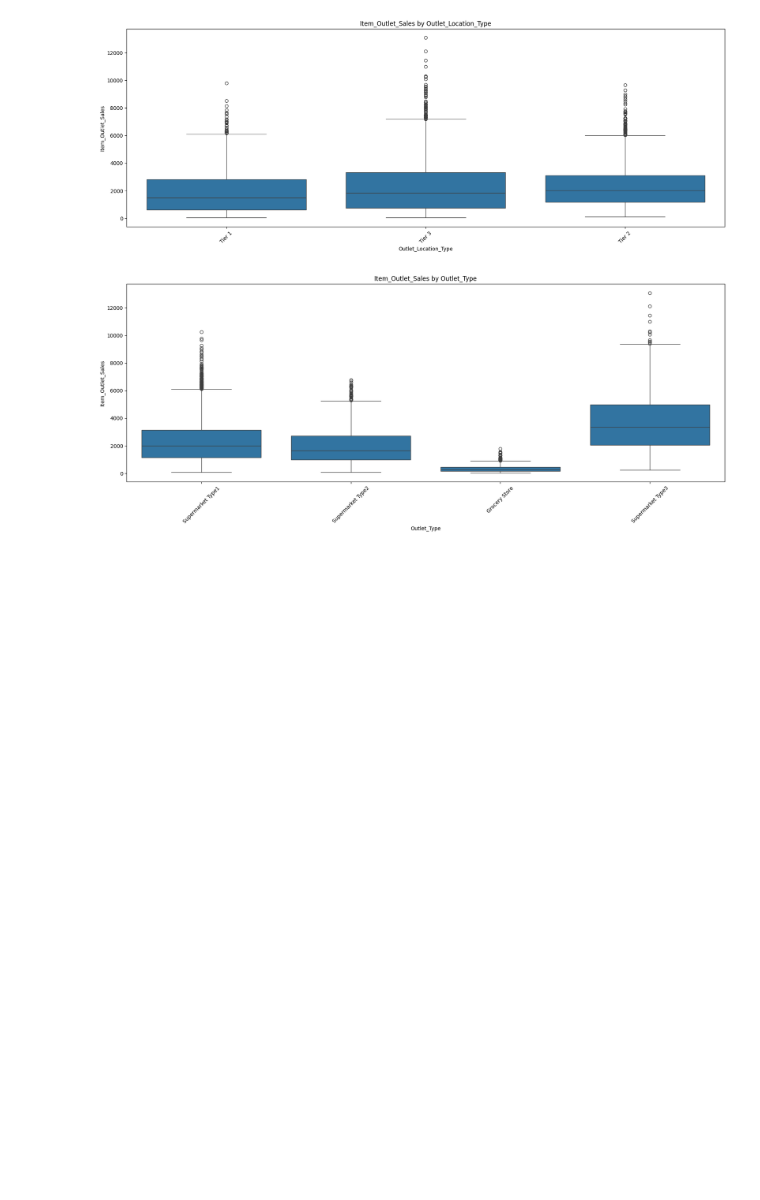
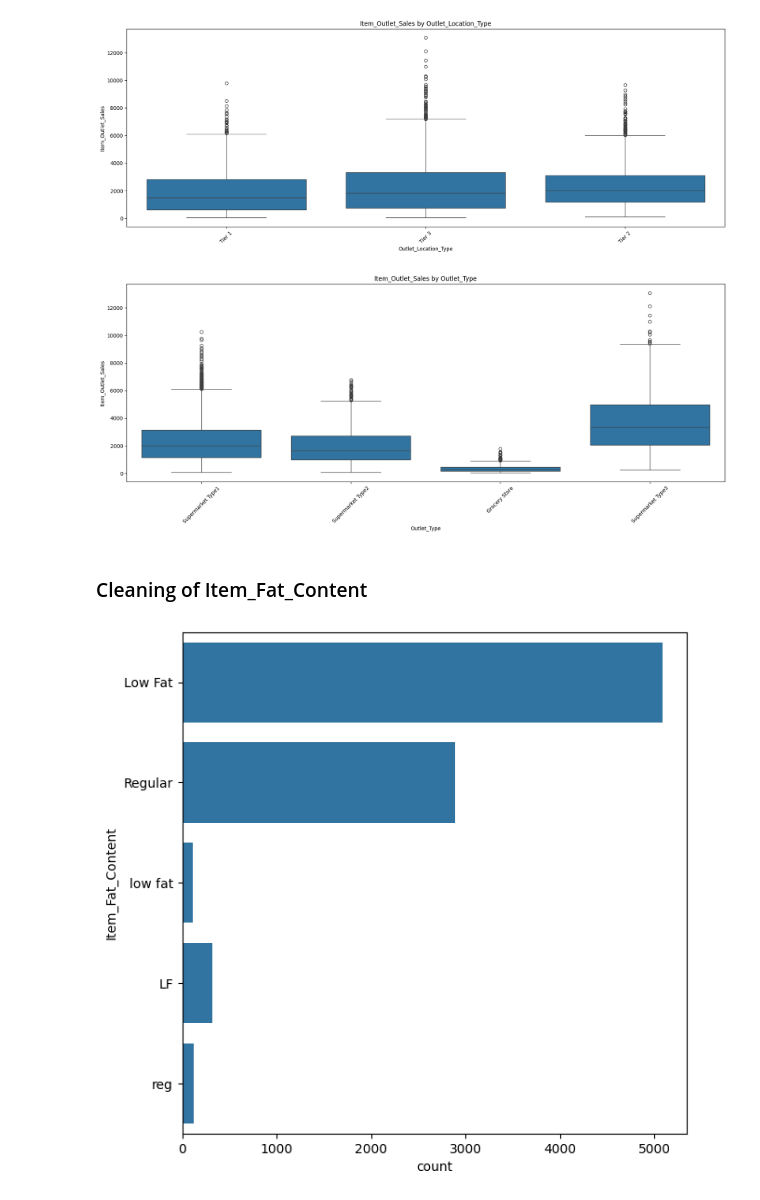
Before and after one commit to ANSH5252/Big-Mart-Sale-Forecast, a Jupyter notebook: b_m_s_f.ipynb, the cells around one changed output. Drawn from its saved outputs; the diff is of its cells as text; code cells hidden in the pictures; blank space fills up the shorter version.

Commit message:
Cleaning of Item_Fat_Content

```diff
--- a/b_m_s_f.ipynb
+++ b/b_m_s_f.ipynb
@@ -339,3 +339,11 @@ boxplot_target_by_category(df, obj_cols, 'Item_Outlet_Sales')
 [figure]
 [figure]
 [figure]
+# %% [markdown]
+### Cleaning of Item_Fat_Content
+# %%
+plt.figure(figsize=(7,7))
+sns.countplot(df['Item_Fat_Content'])
+plt.show()
+# %% [output]
+[figure, added]
```
Also changed, not shown: parts of 3 cells of this notebook.
